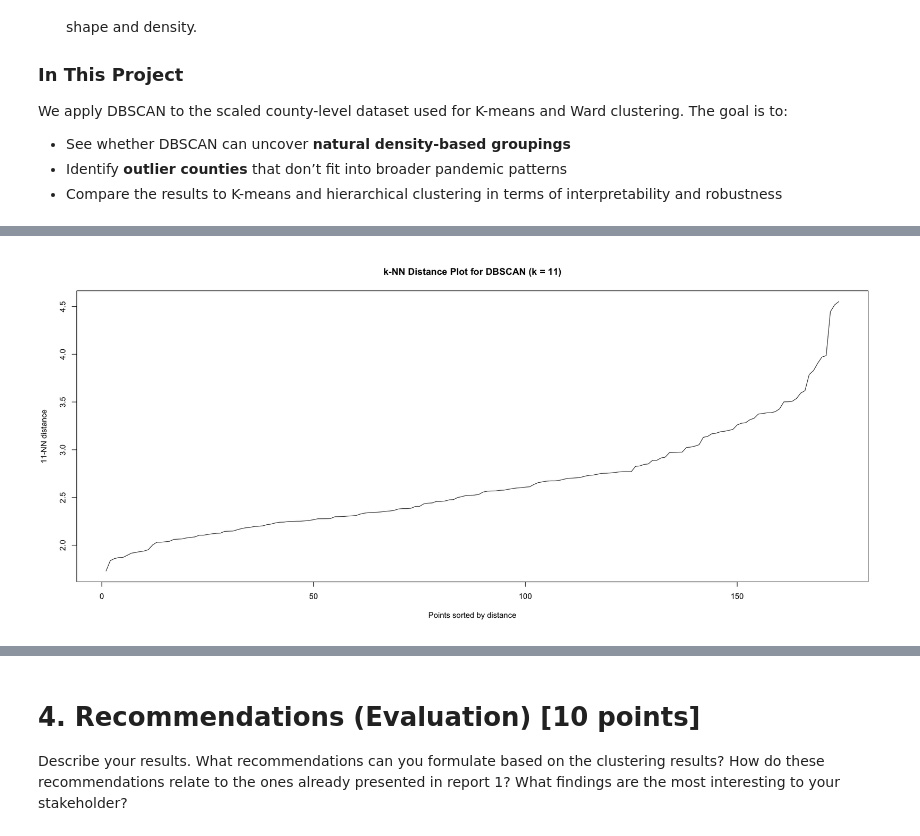
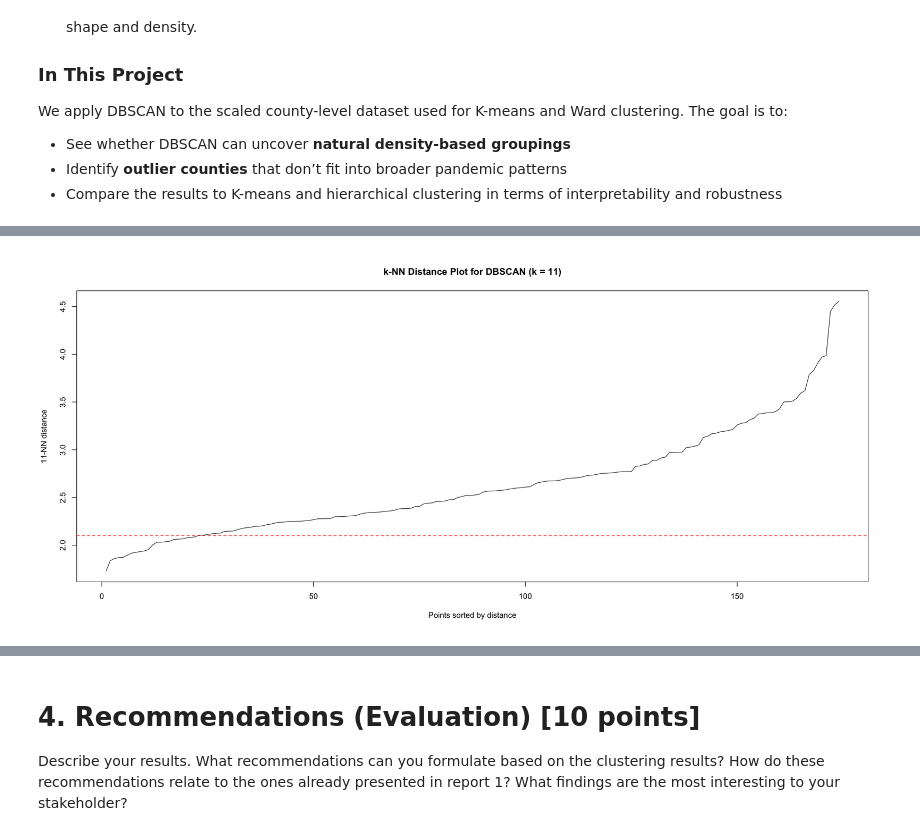
Before and after one commit to Juan-Carlos-D/DM-Team, a Jupyter notebook: Project 2/Rough Drafts/RD 1.ipynb, the cells around one changed output, grey strips where cells are left out. Drawn from its saved outputs; the diff is of its cells as text; code cells hidden in the pictures.

```diff
--- a/Project 2/Rough Drafts/RD 1.ipynb
+++ b/Project 2/Rough Drafts/RD 1.ipynb
@@ -1529,9 +1546,10 @@ scaled_df <- scale(clustering_df)
 # %%
 # Use k-NN distance to choose eps
+
 # k-distance plot (minPts = 11 for 10 variables + 1)
 kNNdistplot(scaled_df, k = 11)
-abline(h = 1.5, col = "red", lty = 2)  # <-- adjust based on elbow
+abline(h = 2.1, col = "red", lty = 2)  # Adjust based on elbow
 title("k-NN Distance Plot for DBSCAN (k = 11)")
 # %% [output]
-[figure, old version]
+[figure, new version]
 # %%
```
Also changed, not shown: parts of 7 cells of this notebook.
